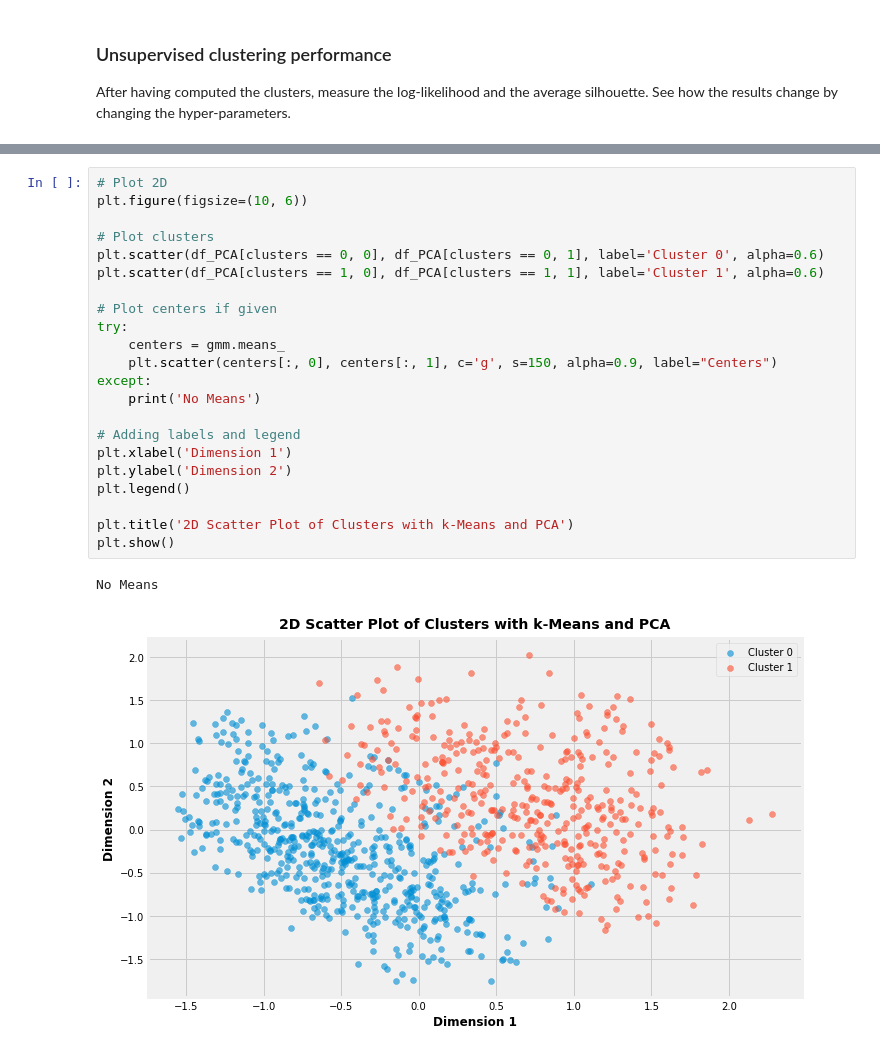
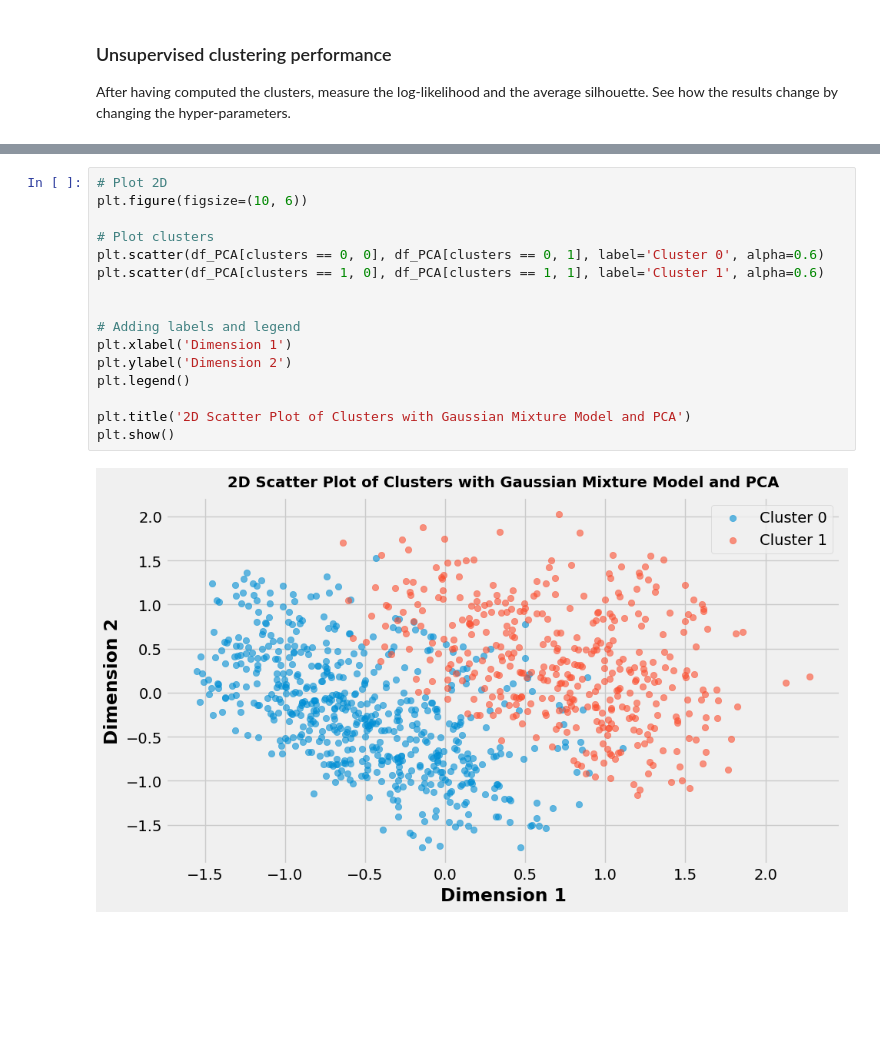
Before and after one commit to MR-NBD/ML4N--Adversarial-Attacks-Polito-2023-24, a Jupyter notebook: Adversarial Attack Unsupervised Data Analyis.ipynb, the cells around one changed output, grey strips where cells are left out. Cells and saved outputs as stored; diff of their text form; blank space fills up the shorter version.

```diff
--- a/Adversarial Attack Unsupervised Data Analyis.ipynb
+++ b/Adversarial Attack Unsupervised Data Analyis.ipynb
@@ -922,28 +883,21 @@ Cluster Purity:
 # %%
 # Plot 2D
 plt.figure(figsize=(10, 6))
 
 # Plot clusters
 plt.scatter(df_PCA[clusters == 0, 0], df_PCA[clusters == 0, 1], label='Cluster 0', alpha=0.6)
 plt.scatter(df_PCA[clusters == 1, 0], df_PCA[clusters == 1, 1], label='Cluster 1', alpha=0.6)
 
-# Plot centers if given
-try:
-    centers = gmm.means_
-    plt.scatter(centers[:, 0], centers[:, 1], c='g', s=150, alpha=0.9, label="Centers")
-except:
-    print('No Means')
 
 # Adding labels and legend
 plt.xlabel('Dimension 1')
 plt.ylabel('Dimension 2')
 plt.legend()
 
-plt.title('2D Scatter Plot of Clusters with k-Means and PCA')
+plt.title('2D Scatter Plot of Clusters with Gaussian Mixture Model and PCA')
 plt.show()
 # %% [output]
-No Means
-[figure, old version]
+[figure, new version]
 # %%
 draw_roc(df_normalized['good_bad'], df_cgmm['Cluster'])
 # %% [output]
```
Also changed, not shown: parts of 46 cells of this notebook.
